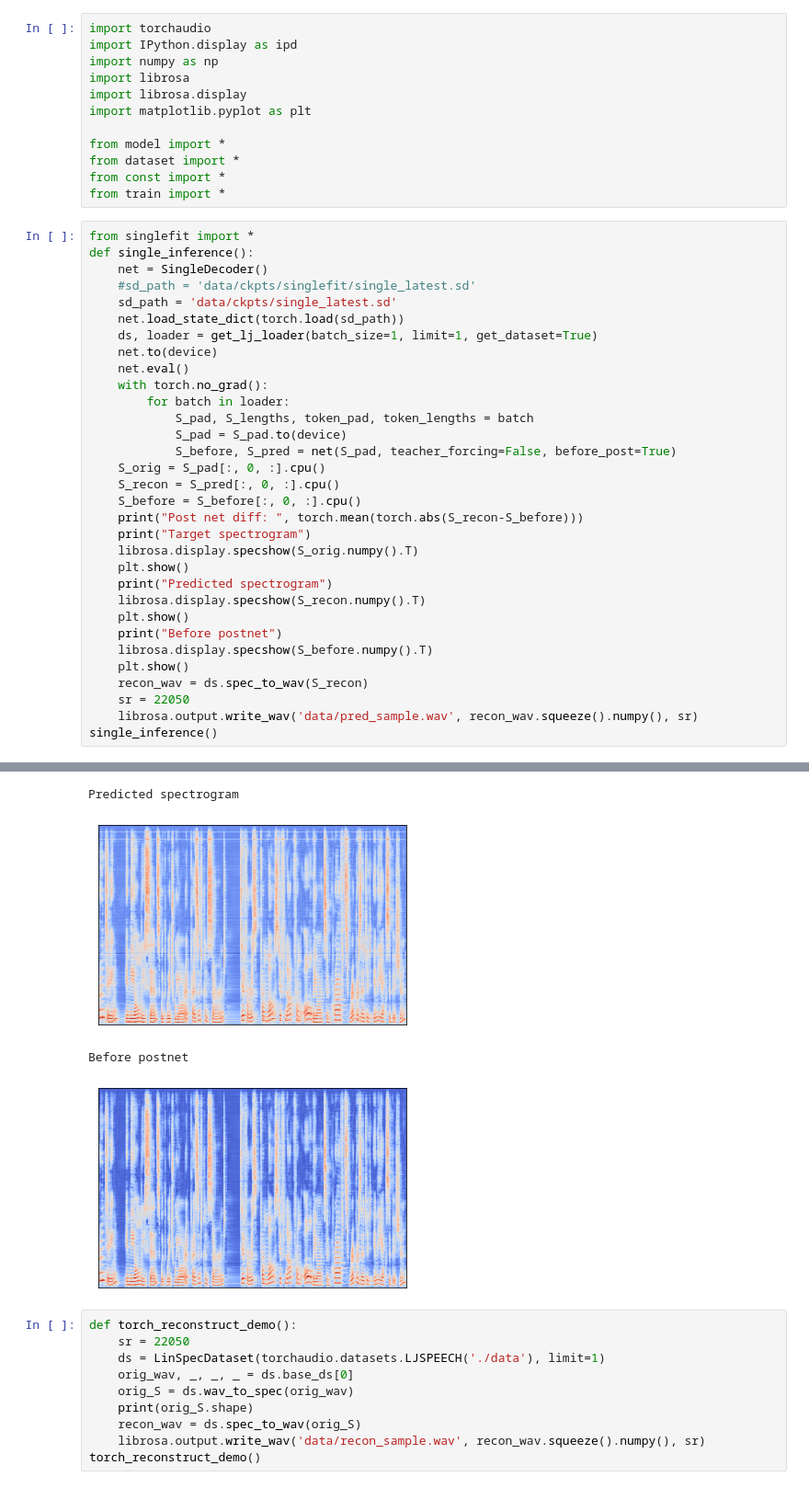
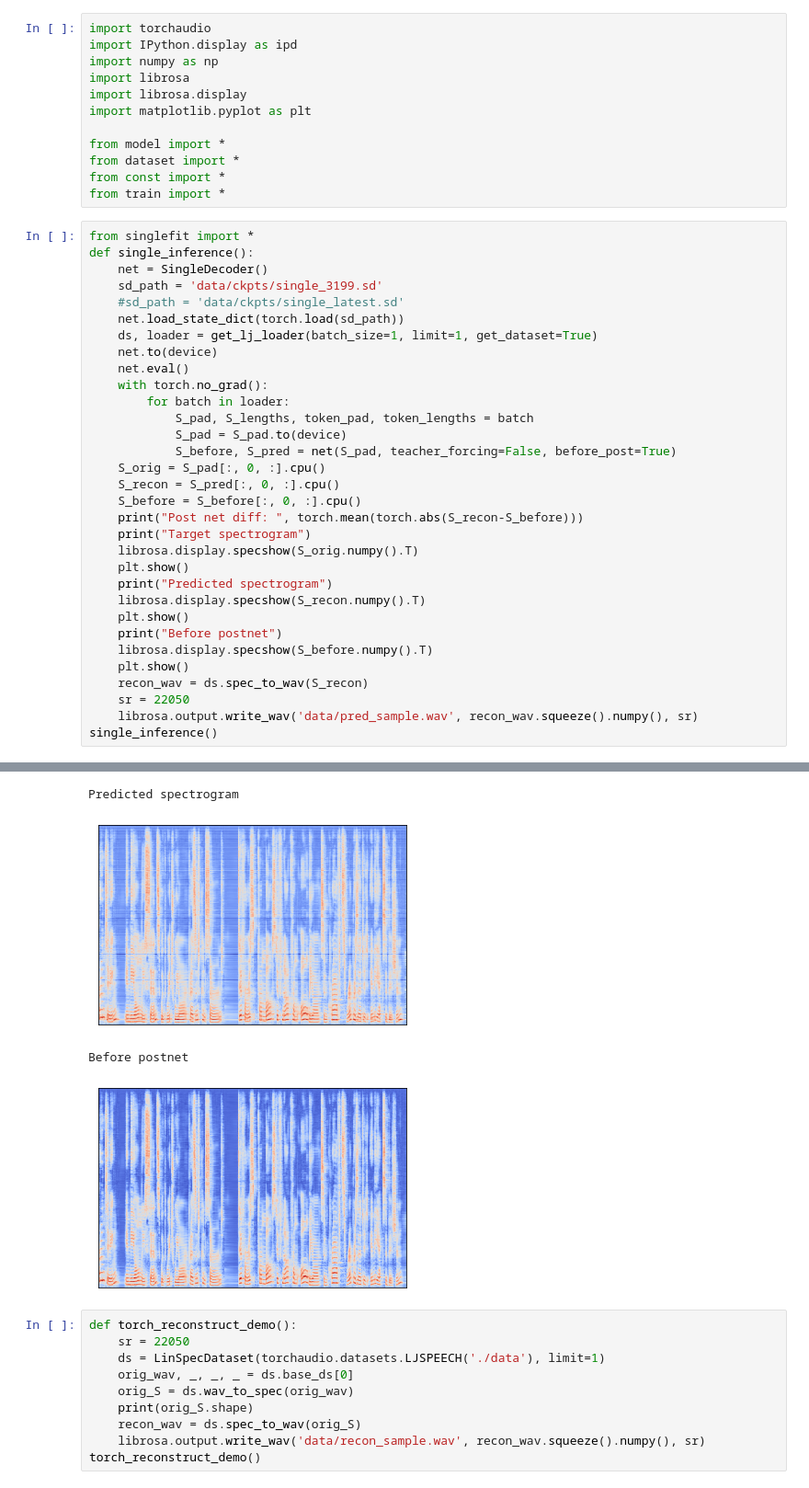
Before and after one commit to silvershine157/ML-Demos, a Jupyter notebook: speech/single_inference.ipynb, the cells around one changed output, grey strips where cells are left out. Shown at 92% size. Saved outputs shown, nothing was run; the diff lists cells and outputs as text.

```diff
--- a/speech/single_inference.ipynb
+++ b/speech/single_inference.ipynb
@@ -14,8 +14,8 @@ from train import *
 from singlefit import *
 def single_inference():
     net = SingleDecoder()
-    #sd_path = 'data/ckpts/singlefit/single_latest.sd'
-    sd_path = 'data/ckpts/single_latest.sd'
+    sd_path = 'data/ckpts/single_3199.sd'
+    #sd_path = 'data/ckpts/single_latest.sd'
     net.load_state_dict(torch.load(sd_path))
     ds, loader = get_lj_loader(batch_size=1, limit=1, get_dataset=True)
     net.to(device)
@@ -47,9 +47,9 @@ Post net diff:  tensor(0.3146)
 Target spectrogram
 [figure]
 Predicted spectrogram
-[figure, old version]
+[figure, new version]
 Before postnet
-[figure, old version]
+[figure, new version]
 # %%
 def torch_reconstruct_demo():
     sr = 22050
```
Also changed, not shown: parts of 2 cells of this notebook, 4 other files.
